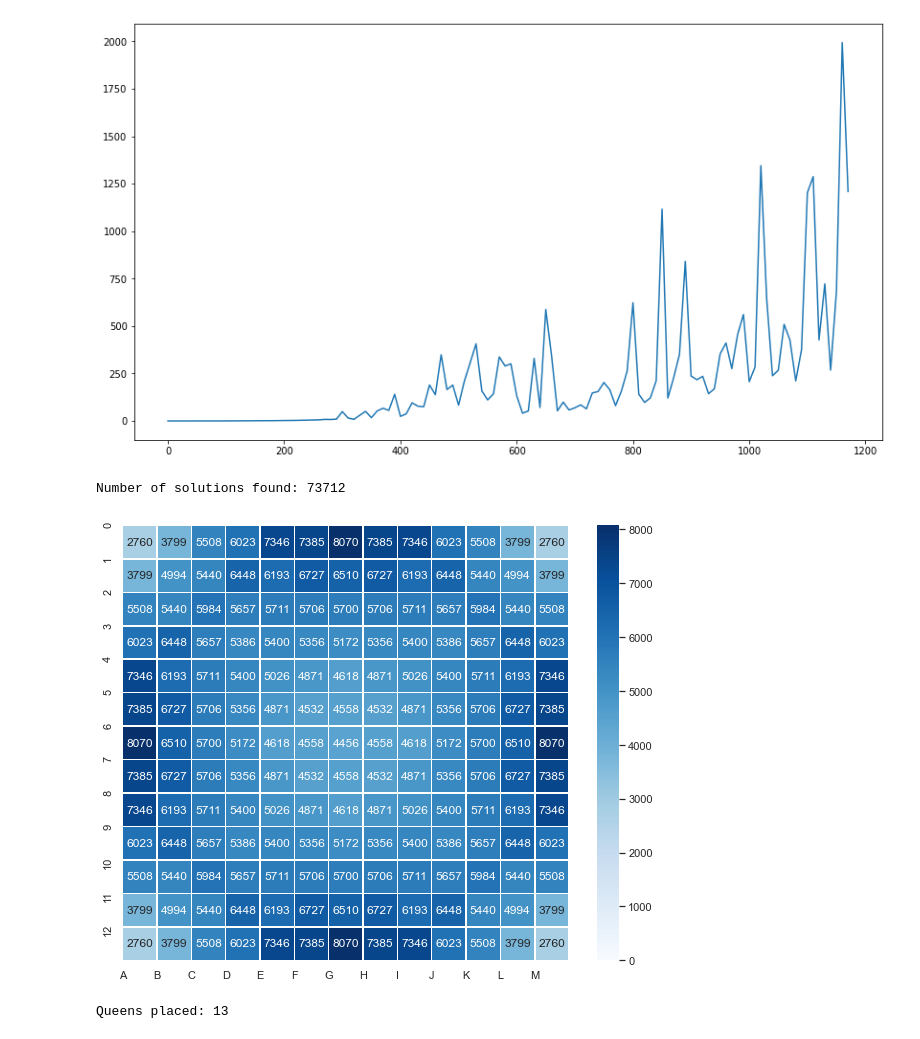
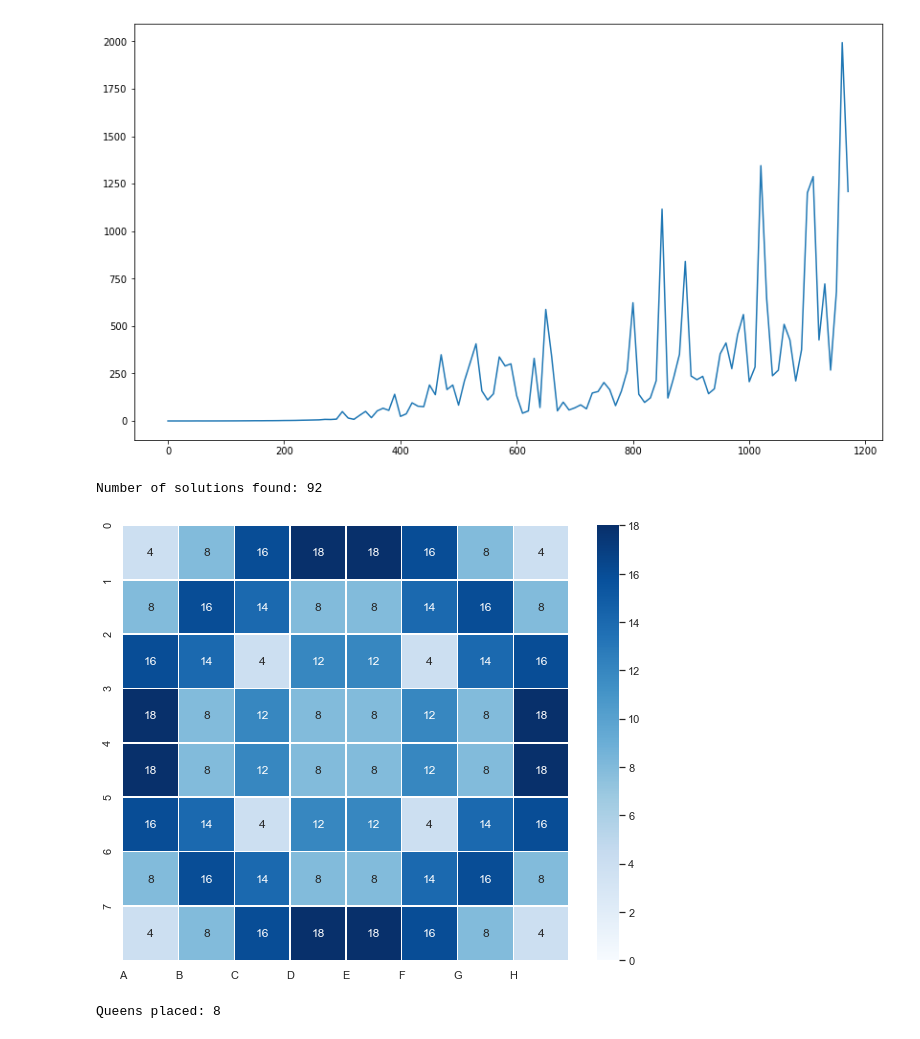
Before and after one commit to Grotzi/Multidimensional-N-Queens, a Jupyter notebook: nqueens_2D_with_variants.ipynb, the cells around one changed output. Drawn from its saved outputs; the diff is of its cells as text; code cells hidden in the pictures.

```diff
--- a/nqueens_2D_with_variants.ipynb
+++ b/nqueens_2D_with_variants.ipynb
@@ -216,34 +223,35 @@ sns.lineplot(y=runtime[:,1], x=runtime[:,0])
 # %%
 # observing pattern of queen placements
 
-n=13
+n=8
 
 model, squares = createmodel(n, "queen")
 model.params.LogToConsole = 0
 model.params.PoolSearchMode = 2
 model.optimize()
 
 sumat = np.zeros(n*n)
 
 nSolutions = model.SolCount
 print('Number of solutions found: ' + str(nSolutions))
 for sol in range(nSolutions):
     model.setParam(GRB.Param.SolutionNumber, sol)
     sumat = sumat + model.Xn
 
 #image = np.zeros(n*n)
 sumat = sumat.reshape((n, n))
 row_labels = range(n)
 col_labels = list(string.ascii_uppercase[0:n])
 if n > 26:
     col_labels = range(n)
+sumat = np.rint(sumat)
 sns.set(rc = {'figure.figsize':(10,8)})
 sns.heatmap(sumat.astype(int), linewidths=.5, cmap="Blues", annot=True, fmt="d", vmin=0, vmax=sumat.max())
 plt.xticks(range(n), col_labels)
 plt.yticks(range(n), row_labels)
 plt.show()
 print('Queens placed: %g' % model.objVal)
 # %% [output]
-Number of solutions found: 73712
+Number of solutions found: 92
-[figure, old version]
+[figure, new version]
-Queens placed: 13
+Queens placed: 8
```
Also changed, not shown: parts of 1 cell of this notebook.
